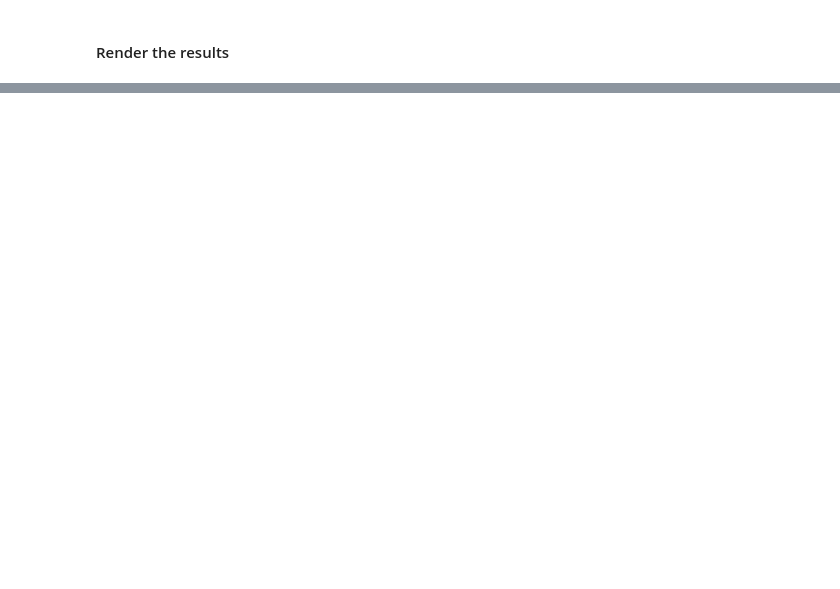
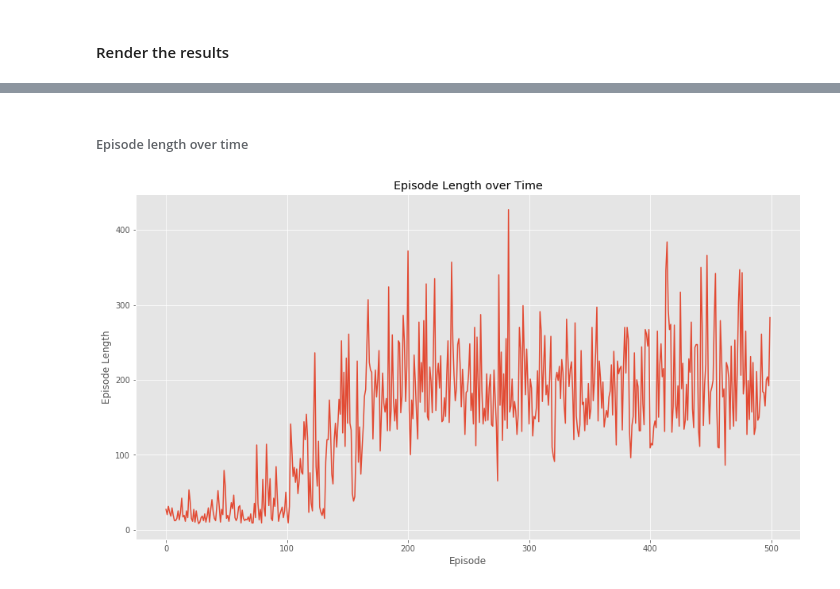
Before and after one commit to AlessandroStaffolani/reinforcement-learning-openai-gym, a Jupyter notebook: examples/cartpole-v0.ipynb, the cells around one changed output, grey strips where cells are left out. Saved outputs shown, nothing was run; the diff lists cells and outputs as text; code cells hidden in the pictures; blank space fills up the shorter version.

```diff
--- a/examples/cartpole-v0.ipynb
+++ b/examples/cartpole-v0.ipynb
@@ -23,0 +26,6 @@ env = gym.make("CartPole-v0")
+# %%
+env_name = "CartPole-v0"
+
+env = gym.make(env_name)
+
+env = wrap_env(env, env_name)
@@ -30,7 +40,7 @@ agent = QLearning(env, buckets=buckets, discretize_fn=discretize_cartpole_v0)
 # %% [markdown]
 #### Make the agent learn
 # %%
-n_episodes = 10000
+n_episodes = 500
 
 Q, stats = agent.learn(n_episodes)
 
@@ -50,0 +60,17 @@ plot_episode_stats(stats, goal_value=195.0, fig_size=(15, 8))
+# %%
+fig_size = (15, 8)
+smoothing_window = 10
+goal_value = 195
+ada_divisor = 25
+# %% [markdown]
+###### Episode length over time
+# %%
+# Plot the episode length over time
+fig1 = plt.figure(figsize=fig_size)
+plt.plot(stats.episode_lengths)
+plt.xlabel("Episode")
+plt.ylabel("Episode Length")
+plt.title("Episode Length over Time")
+plt.show(fig1)
+# %% [output]
+[figure, added]
```
Also changed, not shown: parts of 11 cells of this notebook, 3 other files.
